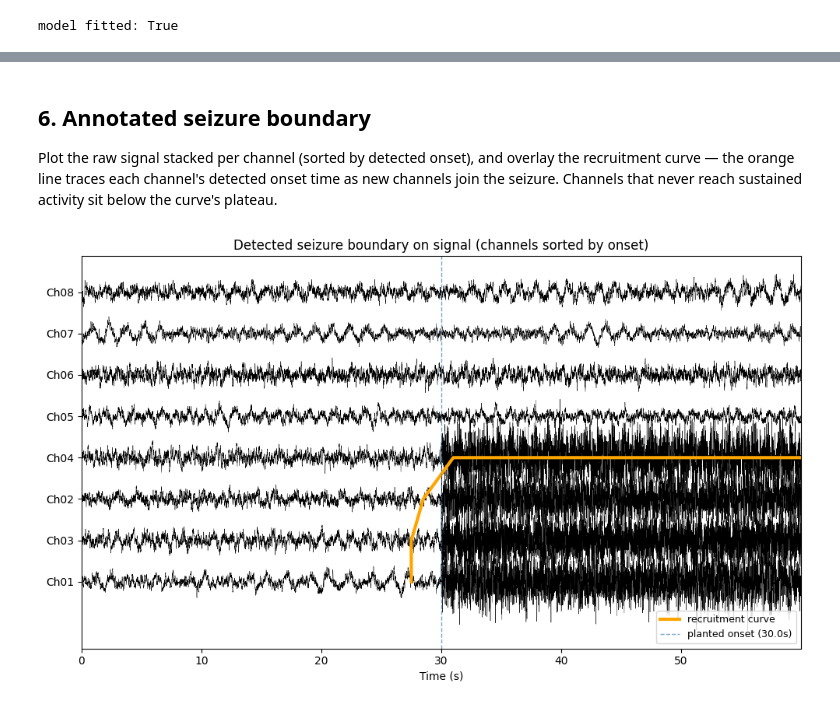
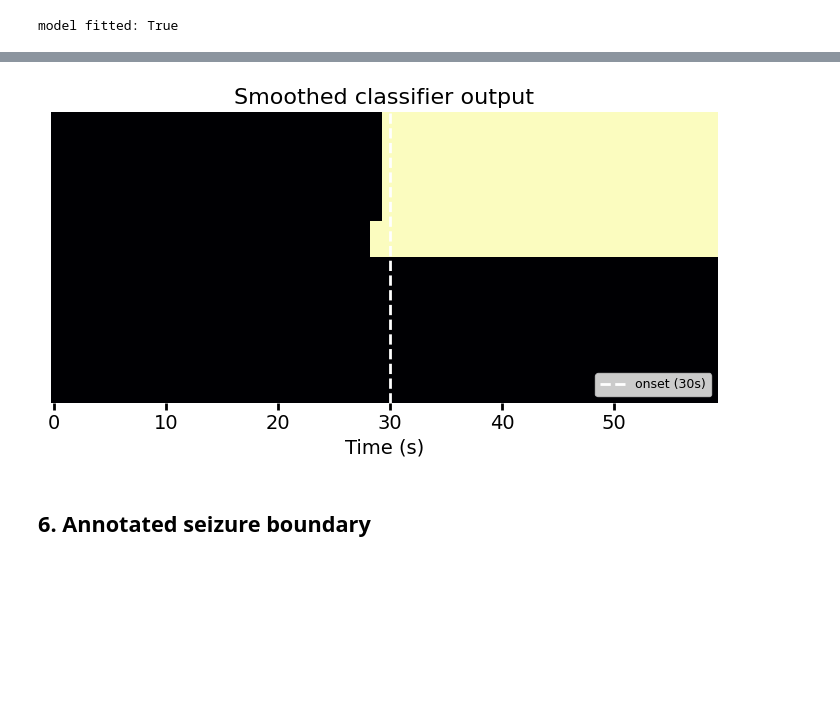
Before and after one commit to wojemann/DynaSD, a Jupyter notebook: examples/quickstart.ipynb, the cells around one changed output, grey strips where cells are left out. Saved outputs shown, nothing was run; the diff lists cells and outputs as text; code cells hidden in the pictures; blank space fills up the shorter version.

```diff
--- a/examples/quickstart.ipynb
+++ b/examples/quickstart.ipynb
@@ -166,0 +143,13 @@ plt.show()
+# %%
+onsets, sz_clf = model.get_onset_and_spread(
+    sz_prob,
+    threshold=300.0,
+    filter_w=10.0,
+    rwin_size=5.0,
+    rwin_req=4.0,
+    ret_smooth_mat=True,
+)
+
+# ``onsets`` is a single-row DataFrame: per-channel onset time in seconds
+# (NaN for channels that never reach sustained activity).
+onsets.T.rename(columns={0: "onset_sec"})
@@ -167,38 +166,24 @@ plt.show()
+# %%
+fig, ax = plt.subplots(figsize=(7, 4))
+
+# Plot the score matrix
+ax.imshow(sz_clf.T, vmin=0, vmax=1, aspect='auto', cmap='magma')
+
+# Remove all axis spines for clean publication-ready appearance
+for spine in ax.spines.values():
+    spine.set_visible(False)
+
+# Remove tick marks for clean visualization
+ax.set_yticks([])
+ax.set_xticks(range(0,len(sz_clf.index),20), sz_clf.index.astype(int)[::20])
+ax.set_xlabel("Time (s)")
+ax.set_title("Smoothed classifier output")
+onset_idx = np.where(sz_clf.index == sz_start)[0][0]
+ax.axvline(onset_idx, color="white", ls="--", lw=2, label=f"onset ({int(sz_start)}s)")
+ax.legend(loc="lower right", fontsize=9)
+fig.tight_layout()
+plt.show()
+# %% [output]
+[figure, added]
 # %% [markdown]
 ## 6. Annotated seizure boundary
-
-Plot the raw signal stacked per channel (sorted by detected onset), and
-overlay the recruitment curve — the orange line traces each channel's
-detected onset time as new channels join the seizure. Channels that never
-reach sustained activity sit below the curve's plateau.
-# %%
-t_full = np.arange(len(X)) / fs
-
-fig, ax = plt.subplots(figsize=(10, 6))
-spacing = X.std().median() * 6
-for i, ch in enumerate(order):
-    sig = X[ch].values - X[ch].mean()
-    ax.plot(t_full, sig + i * spacing, color="black", lw=0.3)
-
-# Recruitment curve: (detection_time, channel_rank) for detected channels.
-# Append a flat extension to the right edge after the last recruitment so the
-# curve covers the full x-range like a typical spread plot.
-rec = [(detected[ch], i) for i, ch in enumerate(order) if not pd.isna(detected[ch])]
-if rec:
-    xs, ys = zip(*rec)
-    xs = list(xs) + [t_full[-1]]
-    ys = list(ys) + [ys[-1]]
-    ax.plot(xs, [y * spacing for y in ys], color="orange", lw=3, label="recruitment curve")
-
-ax.axvline(sz_start, color="steelblue", ls="--", lw=1, alpha=0.7,
-           label=f"planted onset ({sz_start}s)")
-ax.set_yticks([i * spacing for i in range(len(order))])
-ax.set_yticklabels(order)
-ax.set_xlabel("Time (s)")
-ax.set_title("Detected seizure boundary on signal (channels sorted by onset)")
-ax.legend(loc="lower right", fontsize=9)
-ax.set_xlim(t_full[0], t_full[-1])
-fig.tight_layout()
-plt.show()
-# %% [output]
-[figure, removed]
```
Also changed, not shown: parts of 16 cells of this notebook.
